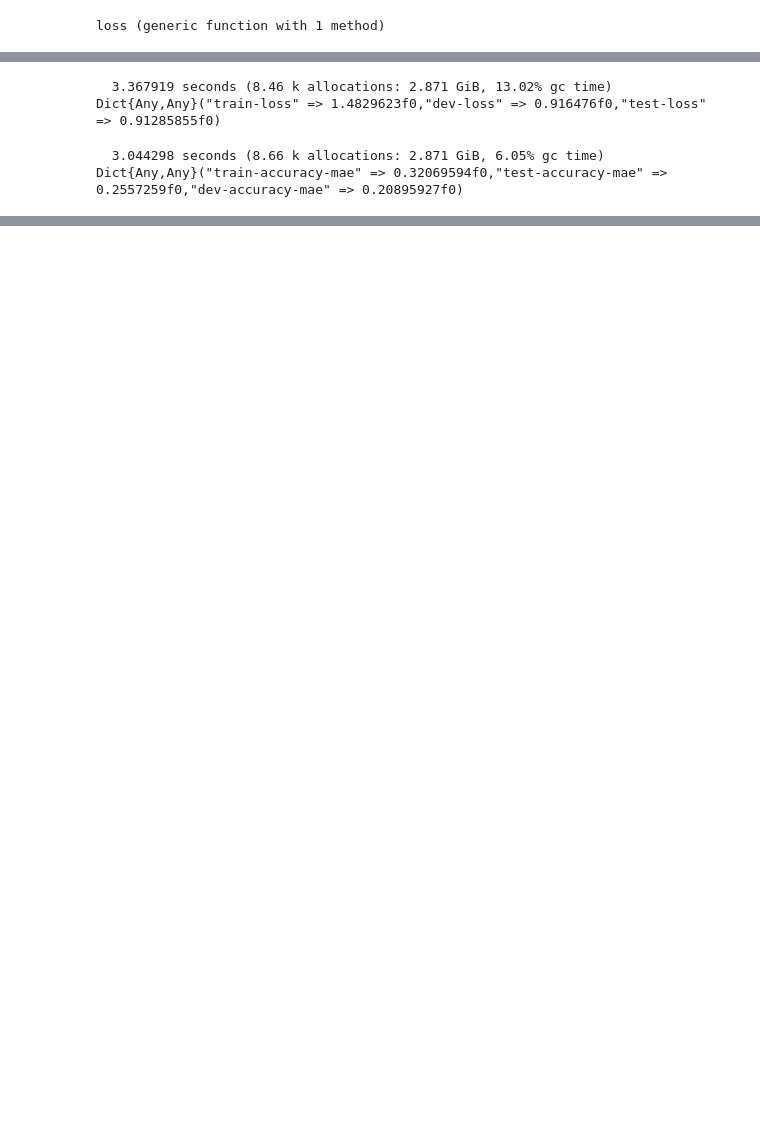
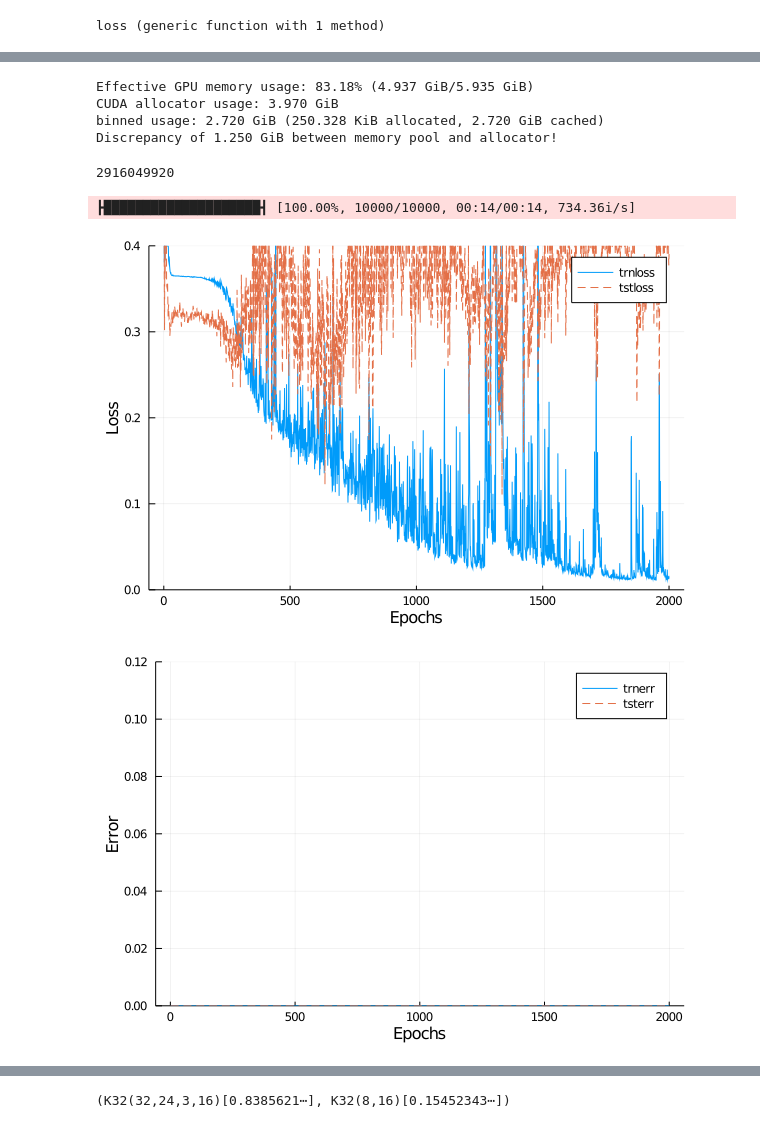
Before and after one commit to gsoykan/deepercut-replication, a Jupyter notebook: baselines.ipynb, the cells around one changed output, grey strips where cells are left out. Cells and saved outputs as stored; diff of their text form; code cells hidden in the pictures; blank space fills up the shorter version.

Commit message:
improve baseline for lenet architecture

```diff
--- a/baselines.ipynb
+++ b/baselines.ipynb
@@ -35,6 +43,6 @@ Float32[0.1882353 0.18039216 0.18039216; 0.1882353 0.18431373 0.18039216; … ;
 # %%
 # TODO: improve this reshaping process
-reshaped_X = reshape(X, (640, 480, 3, 116))
+reshaped_X = reshape(X, (resized_image_dim_x, resized_image_dim_y, 3, 116))
 #reshaped_Y = reshape(Y, (640 * 480, 116 ))
 reshaped_Y = reshape(Y, (8, 116 ))
 
@@ -53,3 +61,7 @@ println(size(y_train))
 (8, 16)
 (8, 16)
 (8, 84)
+# %%
+# TODO: Make this consistent for all array types now it just works for KnetArrays
+atype = CUDA.functional() ? KnetArray{Float32} : Array{Float32}
+#atype = Array{Float32}
@@ -56,4 +72,5 @@ println(size(y_train))
 # %%
-dtrn = minibatch(x_train, y_train, minibatch_size; xsize = (image_dim_x, image_dim_y, 3, :))
-dtst = dtrn
+dtrn = minibatch(x_train, y_train, minibatch_size; xsize = (resized_image_dim_x, resized_image_dim_y, 3, :), xtype=atype)
+dtst = minibatch(x_test, y_test, minibatch_size; xsize = (resized_image_dim_x, resized_image_dim_y, 3, :), xtype=atype)
+#dtst = dtrn
 # %% [output]
@@ -88,8 +85,8 @@ end
 # %%
-lenet =   Chain(Conv(5,5,3,20),
-                Conv(5,5,20,50),
-                Dense(918450,100,pdrop=0.3),
-                Dense(100,8,sigm,pdrop=0.3))
+lenet = Chain(Conv2(5,5,3,20),
+                Conv2(5,5,20,50),
+                Dense(750,100,pdrop=0.3),
+                Dense(100,8,sigm,pdrop=0.3); loss=loss)
 summary.(l.w for l in lenet.layers)
 # %% [output]
 4-element Array{String,1}:
@@ -184,12 +96,0 @@ trnloss
-# %%
-basic_net_losses = @time compute_loss_for_sets(basic_net, [("train", x_train, y_train), ("dev", x_dev, y_dev), ("test", x_test, y_test)])
-println(basic_net_losses)
-# %% [output]
-  3.367919 seconds (8.46 k allocations: 2.871 GiB, 13.02% gc time)
-Dict{Any,Any}("train-loss" => 1.4829623f0,"dev-loss" => 0.916476f0,"test-loss" => 0.91285855f0)
-# %%
-basic_net_accuracies = @time compute_accuracy_for_sets(basic_net, [("train", x_train, y_train), ("dev", x_dev, y_dev), ("test", x_test, y_test)])
-println(basic_net_accuracies)
-# %% [output]
-  3.044298 seconds (8.66 k allocations: 2.871 GiB, 6.05% gc time)
-Dict{Any,Any}("train-accuracy-mae" => 0.32069594f0,"test-accuracy-mae" => 0.2557259f0,"dev-accuracy-mae" => 0.20895927f0)
@@ -195,0 +99,18 @@ Dict{Any,Any}("train-accuracy-mae" => 0.32069594f0,"test-accuracy-mae" => 0.2557
+# %%
+CUDA.memory_status()
+# %% [output]
+Effective GPU memory usage: 83.18% (4.937 GiB/5.935 GiB)
+CUDA allocator usage: 3.970 GiB
+binned usage: 2.720 GiB (250.328 KiB allocated, 2.720 GiB cached)
+Discrepancy of 1.250 GiB between memory pool and allocator!
+# %%
+CUDA.reclaim()
+# %% [output]
+2916049920
+# %%
+lenet_results = trainresults("lenet_proj.jld2", lenet, dtrn, dtst, 2000, 0.15; accuracy_func=nothing, error_func=nothing);
+draw_plots(lenet_results)
+# %% [output]
+┣████████████████████┫ [100.00%, 10000/10000, 00:14/00:14, 734.36i/s]
+[figure, added]
+[figure, added]
@@ -195,0 +118,4 @@ Dict{Any,Any}("train-accuracy-mae" => 0.32069594f0,"test-accuracy-mae" => 0.2557
+# %%
+firstx, firsty = first(dtrn)
+# %% [output]
+(K32(32,24,3,16)[0.8385621⋯], K32(8,16)[0.15452343⋯])
```
Also changed, not shown: parts of 23 cells of this notebook, 6 other files.
